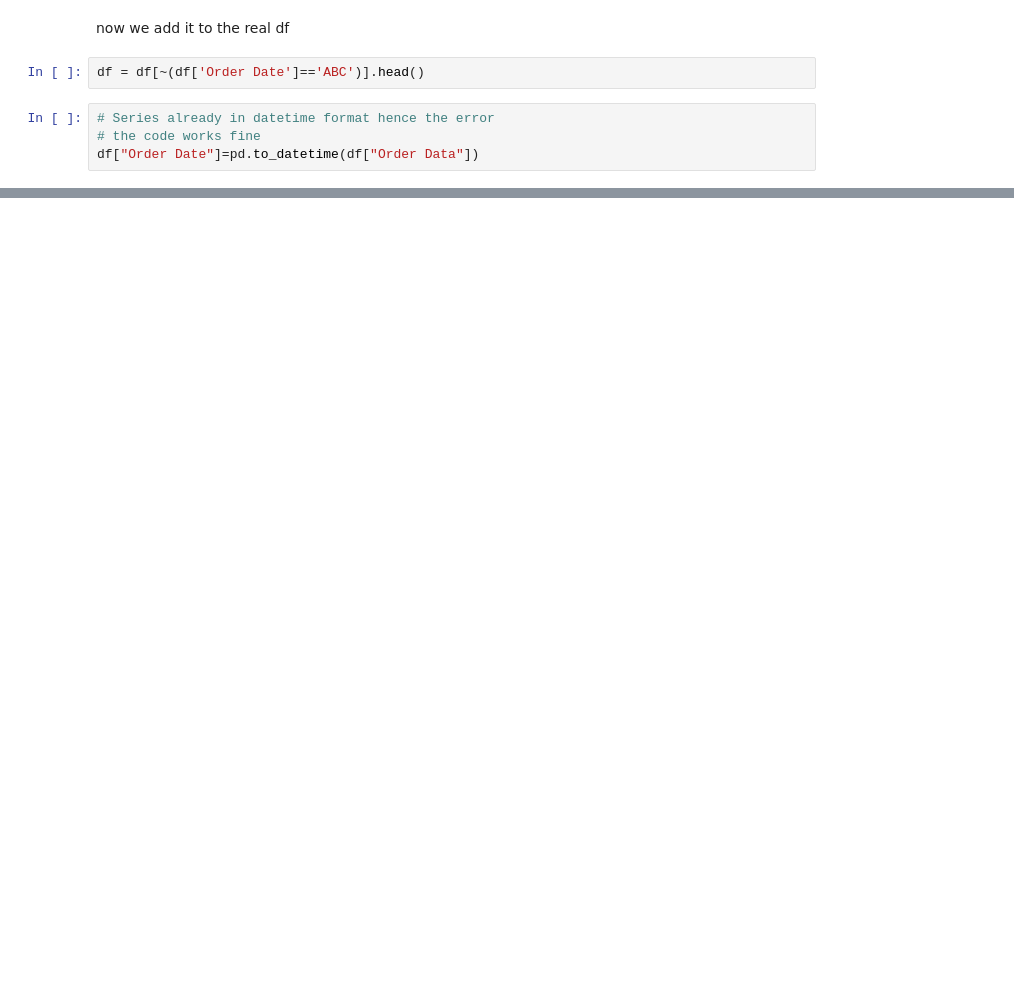
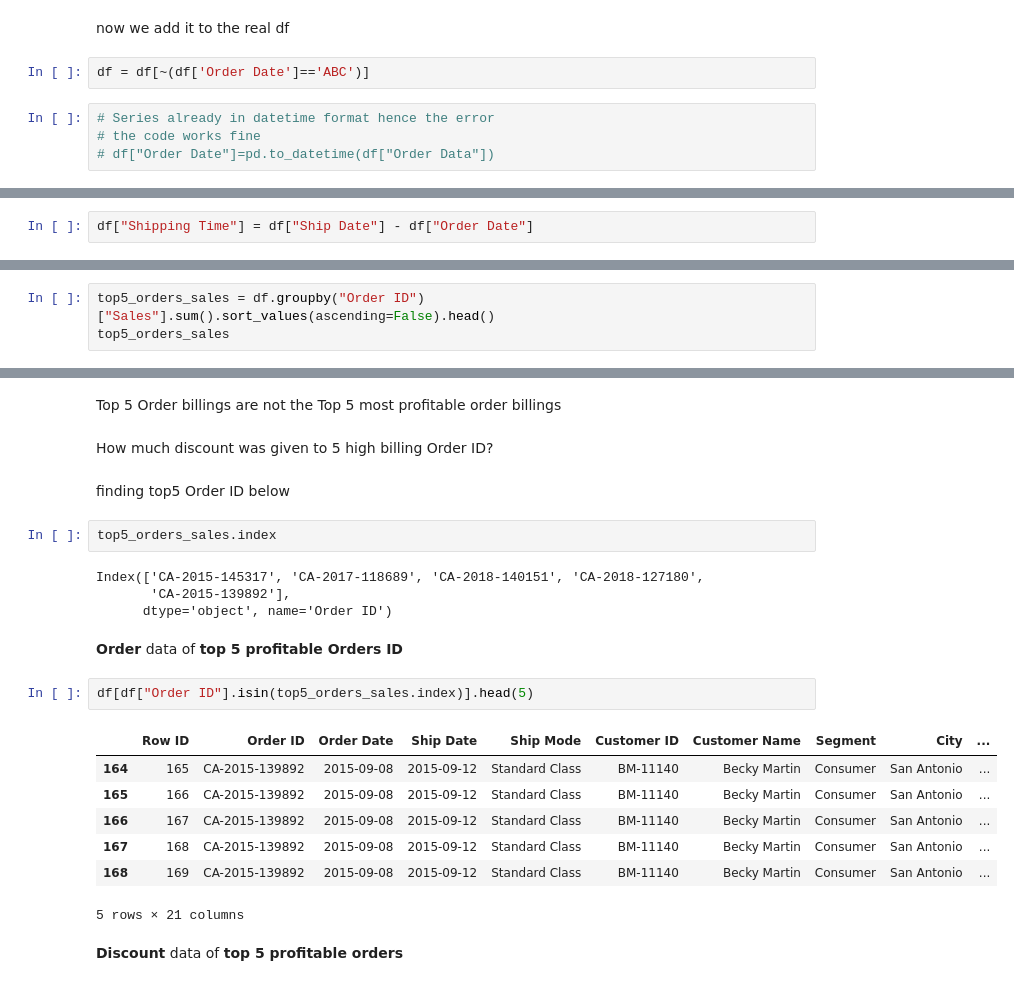
Before and after one commit to albertodavincishekhawat/DSpython, a Jupyter notebook: 2. Pandas.ipynb, the cells around one changed output, grey strips where cells are left out. Saved outputs shown, nothing was run; the diff lists cells and outputs as text; blank space fills up the shorter version.

```diff
--- a/2. Pandas.ipynb
+++ b/2. Pandas.ipynb
@@ -1153,8 +1154,8 @@ df[~(df['Order Date']=='ABC')].head()
 # %% [markdown]
 now we add it to the real df
 # %%
-df = df[~(df['Order Date']=='ABC')].head()
+df = df[~(df['Order Date']=='ABC')]
 # %%
 # Series already in datetime format hence the error
 # the code works fine
-df["Order Date"]=pd.to_datetime(df["Order Data"])
+# df["Order Date"]=pd.to_datetime(df["Order Data"])
@@ -1160,0 +1200,2 @@ df["Order Date"]=pd.to_datetime(df["Order Data"])
+# %%
+df["Shipping Time"] = df["Ship Date"] - df["Order Date"]
@@ -1160,0 +1233,3 @@ df["Order Date"]=pd.to_datetime(df["Order Data"])
+# %%
+top5_orders_sales = df.groupby("Order ID")["Sales"].sum().sort_values(ascending=False).head()
+top5_orders_sales
@@ -1160,0 +1257,26 @@ df["Order Date"]=pd.to_datetime(df["Order Data"])
+# %% [markdown]
+Top 5 Order billings are not the Top 5 most profitable order billings
+# %% [markdown]
+How much discount was given to 5 high billing Order ID?
+# %% [markdown]
+finding top5 Order ID below
+# %%
+top5_orders_sales.index
+# %% [output]
+Index(['CA-2015-145317', 'CA-2017-118689', 'CA-2018-140151', 'CA-2018-127180',
+       'CA-2015-139892'],
+      dtype='object', name='Order ID')
+# %% [markdown]
+**Order** data of **top 5 profitable Orders ID**
+# %%
+df[df["Order ID"].isin(top5_orders_sales.index)].head(5)
+# %% [output]
+|  | Row ID | Order ID | Order Date | Ship Date | Ship Mode | Customer ID | Customer Name | Segment | City | ... |
+| 164 | 165 | CA-2015-139892 | 2015-09-08 | 2015-09-12 | Standard Class | BM-11140 | Becky Martin | Consumer | San Antonio | ... |
+| 165 | 166 | CA-2015-139892 | 2015-09-08 | 2015-09-12 | Standard Class | BM-11140 | Becky Martin | Consumer | San Antonio | ... |
+| 166 | 167 | CA-2015-139892 | 2015-09-08 | 2015-09-12 | Standard Class | BM-11140 | Becky Martin | Consumer | San Antonio | ... |
+| 167 | 168 | CA-2015-139892 | 2015-09-08 | 2015-09-12 | Standard Class | BM-11140 | Becky Martin | Consumer | San Antonio | ... |
+| 168 | 169 | CA-2015-139892 | 2015-09-08 | 2015-09-12 | Standard Class | BM-11140 | Becky Martin | Consumer | San Antonio | ... |
+5 rows × 21 columns
+# %% [markdown]
+**Discount** data of **top 5 profitable orders**
```
Also changed, not shown: parts of 24 cells of this notebook.
